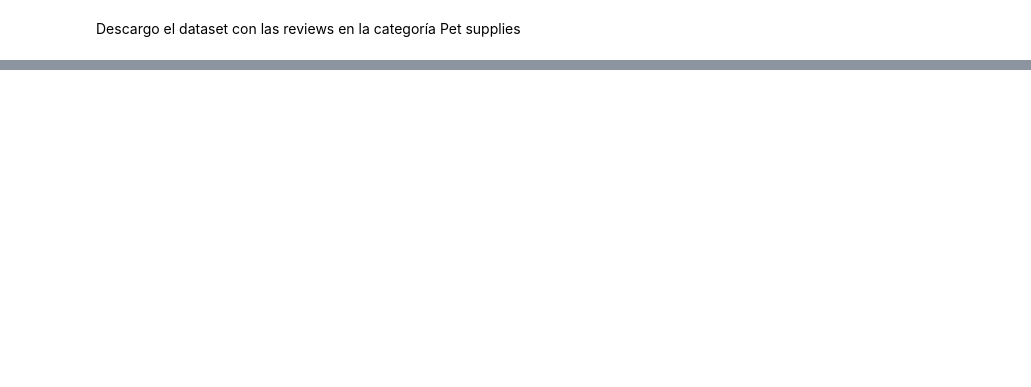
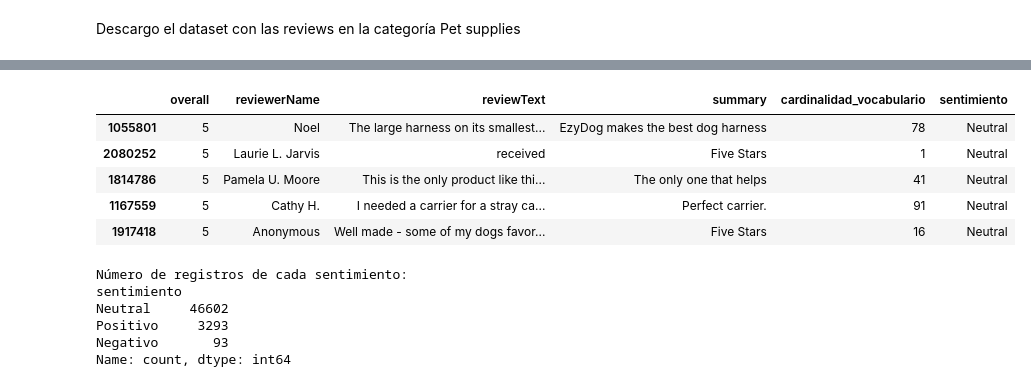
Before and after one commit to Lynphex/TrainingProjects, a Jupyter notebook: NLP/PRACTICA_NLP.ipynb, the cells around one changed output, grey strips where cells are left out. Drawn from its saved outputs; the diff is of its cells as text; code cells hidden in the pictures; blank space fills up the shorter version.

```diff
--- a/NLP/PRACTICA_NLP.ipynb
+++ b/NLP/PRACTICA_NLP.ipynb
@@ -112,0 +216,50 @@ plt.show()
+# %%
+# Para el análisis de sentimiento voy a ver la polaridad más específicos de estos reviews
+palabras_positivas = ["good", "favourite", "great","amazing", "happy"]
+palabras_negativas = ["bad", "terrible", "awful", "disgusting","sad"]
+sentimientos_positivos = {}
+sentimientos_negativos = {}
+
+for buenas in palabras_positivas:
+    similares_p = model.wv.most_similar(buenas, topn=20)
+    sentimientos_positivos[buenas] = similares_p
+for negativas in palabras_negativas:
+    similares_n = model.wv.most_similar(negativas, topn=20)
+    sentimientos_negativos[negativas] = similares_n
+
+palabras_embeddings_positivas = {}
+palabras_embeddings_negativas = {}
+
+for positivas in palabras_positivas:
+    similares_p = [positivas] + [sim[0] for sim in sentimientos_positivos[positivas]]
+    embeddings_p = [model.wv[p] for p in similares_p]
+    palabras_embeddings_positivas[positivas] = embeddings_p
+
+for negativas in palabras_negativas:
+    similares_n = [negativas] + [sim[0] for sim in sentimientos_negativos[negativas]]
+    embeddings_n = [model.wv[p] for p in similares_n]
+    palabras_embeddings_negativas[negativas] = embeddings_n
+# %%
+# He definido una función basada en reglas
+datos["sentimiento"] = datos["reviewText"].apply(lambda x: analisis_sentimiento_basado_en_reglas(x, palabras_embeddings_positivas, palabras_embeddings_negativas))
+datos.head()
+# %% [output]
+|  | overall | reviewerName | reviewText | summary | cardinalidad_vocabulario | sentimiento |
+| 1055801 | 5 | Noel | The large harness on its smallest... | EzyDog makes the best dog harness | 78 | Neutral |
+| 2080252 | 5 | Laurie L. Jarvis | received | Five Stars | 1 | Neutral |
+| 1814786 | 5 | Pamela U. Moore | This is the only product like thi... | The only one that helps | 41 | Neutral |
+| 1167559 | 5 | Cathy H. | I needed a carrier for a stray ca... | Perfect carrier. | 91 | Neutral |
+| 1917418 | 5 | Anonymous | Well made - some of my dogs favor... | Five Stars | 16 | Neutral |
+# %%
+frecuencia_sentimientos = datos["sentimiento"].value_counts()
+
+# Mostrar los resultados
+print("Número de registros de cada sentimiento:")
+print(frecuencia_sentimientos)
+# %% [output]
+Número de registros de cada sentimiento:
+sentimiento
+Neutral     46602
+Positivo     3293
+Negativo       93
+Name: count, dtype: int64
```
Also changed, not shown: parts of 30 cells of this notebook.
